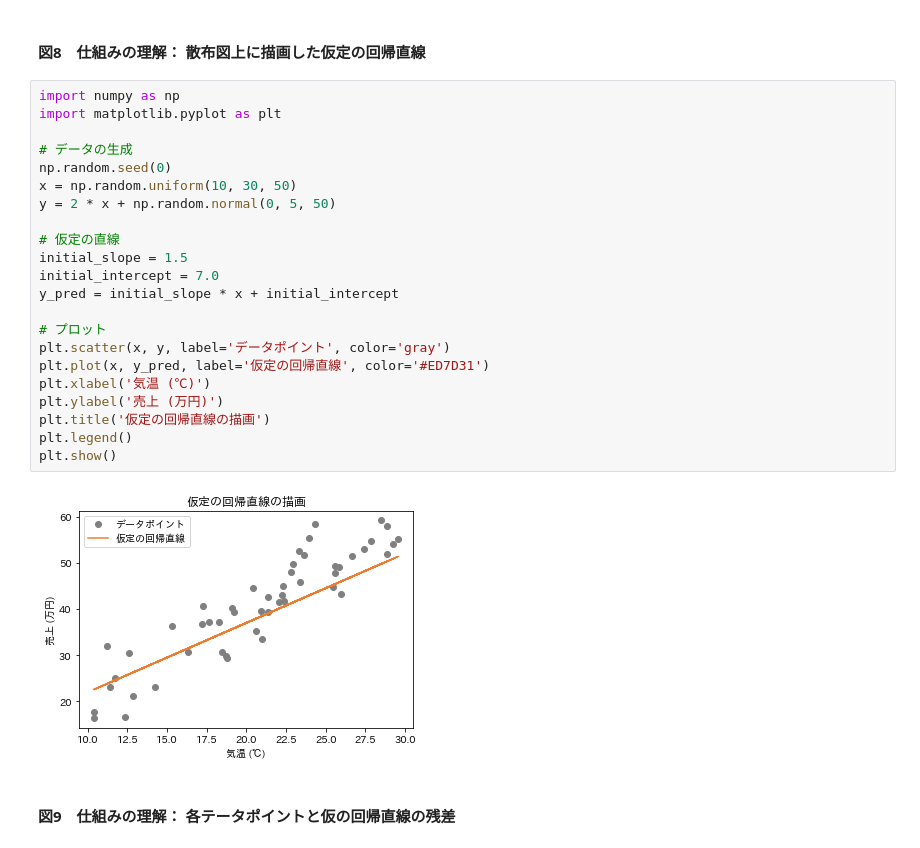
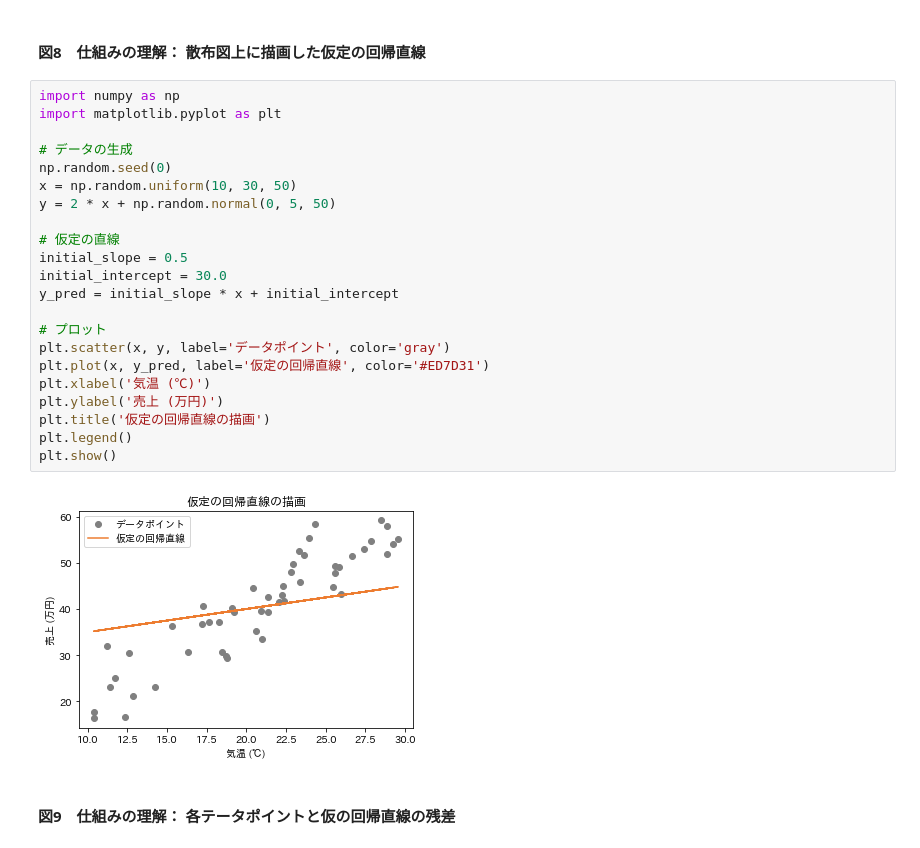
Before and after one commit to isshiki/machine-learning-with-python, a Jupyter notebook: 03-linear-regression/03_linear_regression.ipynb, the cells around one changed output. Drawn from its saved outputs; the diff is of its cells as text.

```diff
--- a/03-linear-regression/03_linear_regression.ipynb
+++ b/03-linear-regression/03_linear_regression.ipynb
@@ -552,27 +552,27 @@ plt.show()
 # %%
 import numpy as np
 import matplotlib.pyplot as plt
 
 # データの生成
 np.random.seed(0)
 x = np.random.uniform(10, 30, 50)
 y = 2 * x + np.random.normal(0, 5, 50)
 
 # 仮定の直線
-initial_slope = 1.5
-initial_intercept = 7.0
+initial_slope = 0.5
+initial_intercept = 30.0
 y_pred = initial_slope * x + initial_intercept
 
 # プロット
 plt.scatter(x, y, label='データポイント', color='gray')
 plt.plot(x, y_pred, label='仮定の回帰直線', color='#ED7D31')
 plt.xlabel('気温 (℃)')
 plt.ylabel('売上 (万円)')
 plt.title('仮定の回帰直線の描画')
 plt.legend()
 plt.show()
 # %% [output]
-[figure, old version]
+[figure, new version]
 # %% [markdown]
 #### 図9　仕組みの理解： 各テータポイントと仮の回帰直線の残差
 # %%
```
Also changed, not shown: parts of 3 cells of this notebook, 2 other files.
